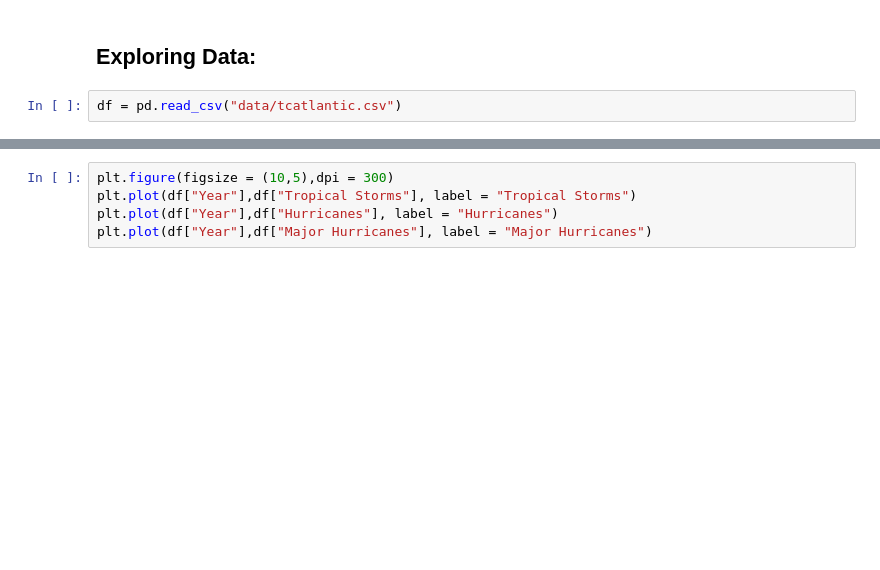
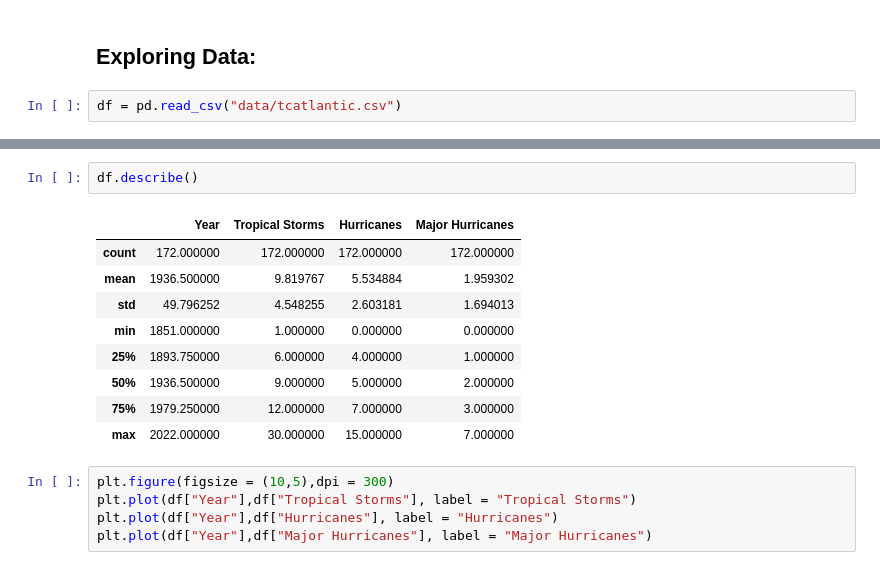
Before and after one commit to komrozik/Predictions_and_Predictability, a Jupyter notebook: test_programming.ipynb, the cells around one changed output, grey strips where cells are left out. Drawn from its saved outputs; the diff is of its cells as text; blank space fills up the shorter version.

```diff
--- a/test_programming.ipynb
+++ b/test_programming.ipynb
@@ -35,3 +42,15 @@ df
+# %%
+df.describe()
+# %% [output]
+|  | Year | Tropical Storms | Hurricanes | Major Hurricanes |
+| count | 172.000000 | 172.000000 | 172.000000 | 172.000000 |
+| mean | 1936.500000 | 9.819767 | 5.534884 | 1.959302 |
+| std | 49.796252 | 4.548255 | 2.603181 | 1.694013 |
+| min | 1851.000000 | 1.000000 | 0.000000 | 0.000000 |
+| 25% | 1893.750000 | 6.000000 | 4.000000 | 1.000000 |
+| 50% | 1936.500000 | 9.000000 | 5.000000 | 2.000000 |
+| 75% | 1979.250000 | 12.000000 | 7.000000 | 3.000000 |
+| max | 2022.000000 | 30.000000 | 15.000000 | 7.000000 |
 # %%
 plt.figure(figsize = (10,5),dpi = 300)
 plt.plot(df["Year"],df["Tropical Storms"], label = "Tropical Storms")
```
Also changed, not shown: parts of 4 cells of this notebook, 4 other files.
